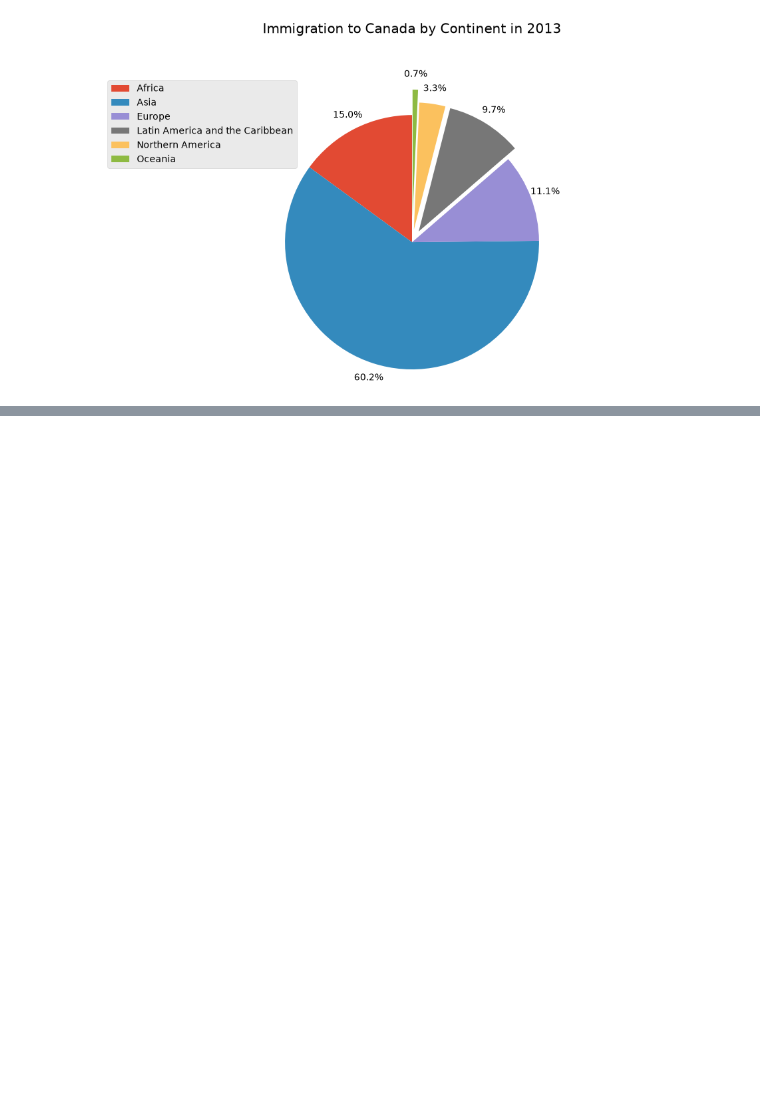
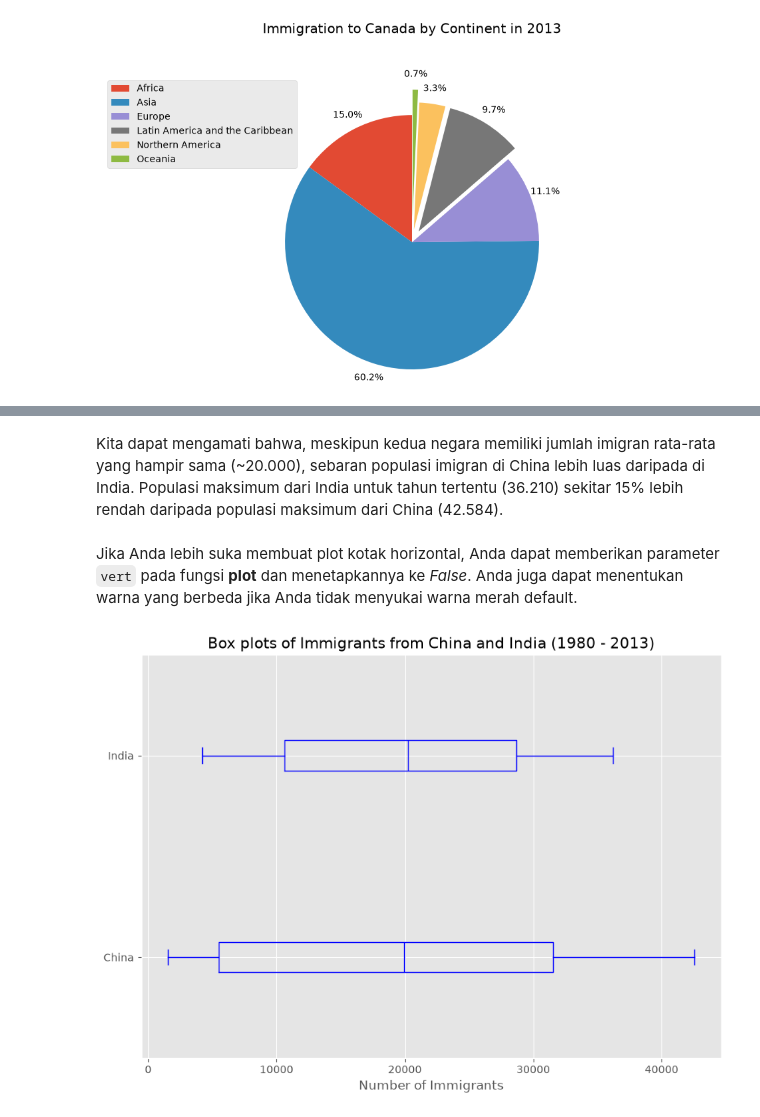
Before and after one commit to jagadhita28/ibm-data-visualization-python, a Jupyter notebook: module-2-basic-specialized-tools/notebooks/03_specialized_visualization_tools.ipynb, the cells around one changed output, grey strips where cells are left out. Cells and saved outputs as stored; diff of their text form; code cells hidden in the pictures; blank space fills up the shorter version.

```diff
--- a/module-2-basic-specialized-tools/notebooks/03_specialized_visualization_tools.ipynb
+++ b/module-2-basic-specialized-tools/notebooks/03_specialized_visualization_tools.ipynb
@@ -235,0 +339,14 @@ plt.show()
+# %% [markdown]
+Kita dapat mengamati bahwa, meskipun kedua negara memiliki jumlah imigran rata-rata yang hampir sama (~20.000), sebaran populasi imigran di China lebih luas daripada di India. Populasi maksimum dari India untuk tahun tertentu (36.210) sekitar 15% lebih rendah daripada populasi maksimum dari China (42.584).
+# %% [markdown]
+Jika Anda lebih suka membuat plot kotak horizontal, Anda dapat memberikan parameter `vert` pada fungsi **plot** dan menetapkannya ke *False*. Anda juga dapat menentukan warna yang berbeda jika Anda tidak menyukai warna merah default.
+# %%
+df_CI.plot(kind="box", figsize=(10, 7), color="blue", vert=False)
+
+plt.title("Box plots of Immigrants from China and India (1980 - 2013)")
+plt.xlabel("Number of Immigrants")
+
+plt.savefig("../outputs/horizontal_box_plot.png", dpi=200, bbox_inches="tight")
+plt.show()
+# %% [output]
+[figure, added]
```
Also changed, not shown: parts of 37 cells of this notebook, 5 other files.
